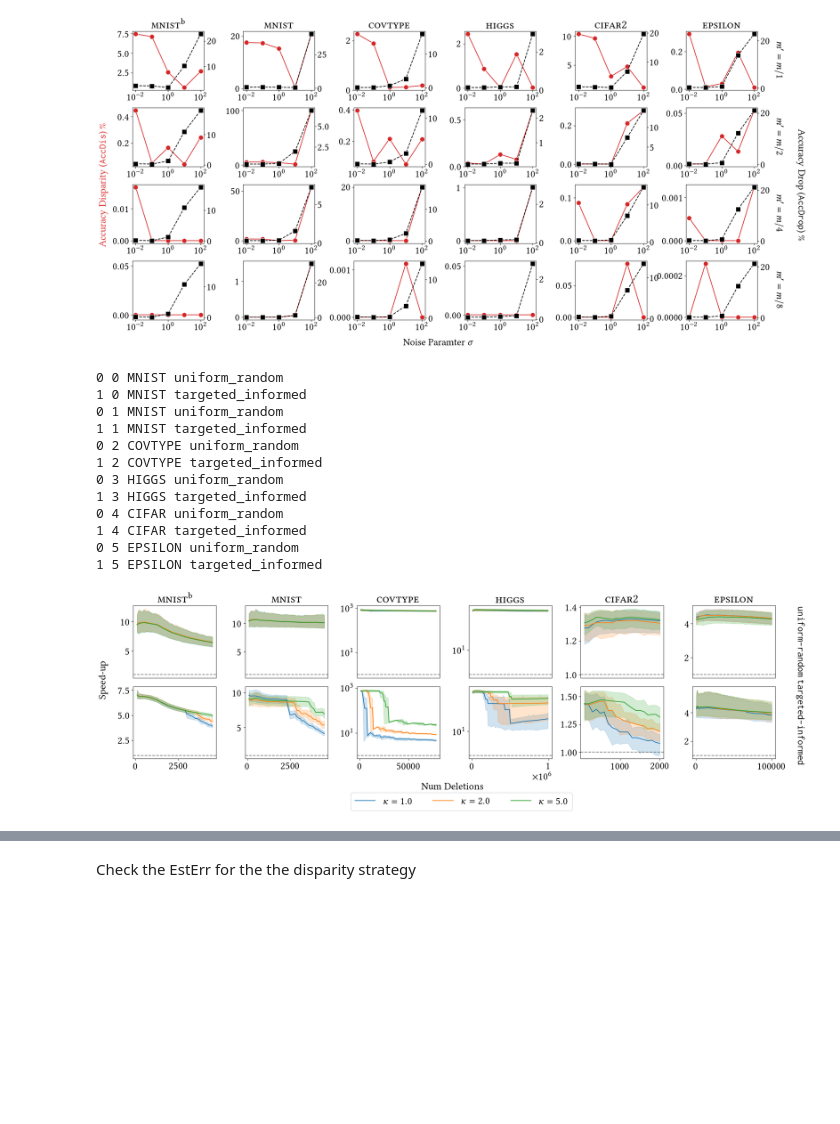
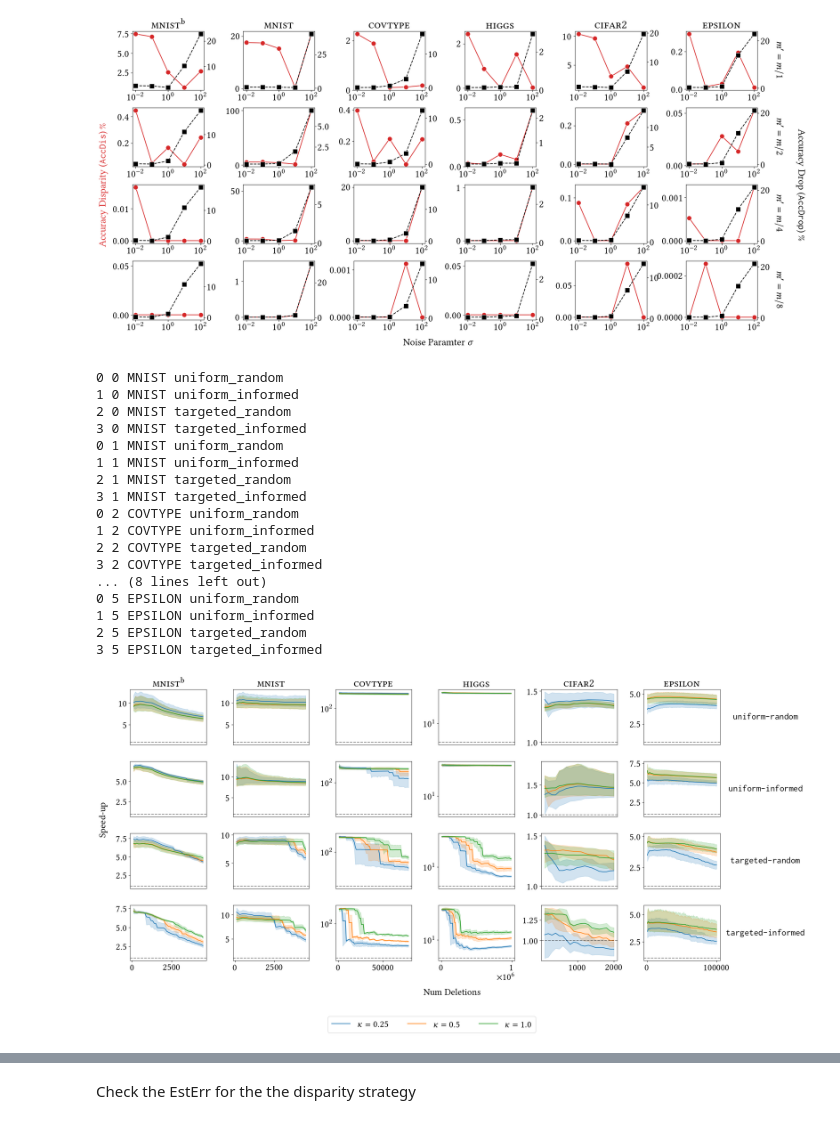
Before and after one commit to testc2/unlearning-experiments, a Jupyter notebook: code/plotting/Final Plots.ipynb, the cells around one changed output, grey strips where cells are left out. Drawn from its saved outputs; the diff is of its cells as text; code cells hidden in the pictures; blank space fills up the shorter version.

```diff
--- a/code/plotting/Final Plots.ipynb
+++ b/code/plotting/Final Plots.ipynb
@@ -176,23 +176,28 @@ plot_unlearning_appendix(results_dir,method="gol",remove_ratio_idx=2,save_fig=sa
 # %%
 scale = {k:v*3 for k,v in get_default(inc=1).items()}
 new_rc_params.update(scale)
 mpl.rcParams.update(new_rc_params)
 
-plot_speedup(results_dir,strategy="gol_dis_v1",save_fig=save,latex=True,fig_width_pt=fig_width_pt,scale=3,noise_level=1)
+plot_speedup(results_dir,strategy="gol_test",save_fig=save,latex=True,fig_width_pt=fig_width_pt,scale=3,noise_level=1)
 # %% [output]
 0 0 MNIST uniform_random
-1 0 MNIST targeted_informed
+1 0 MNIST uniform_informed
+2 0 MNIST targeted_random
+3 0 MNIST targeted_informed
 0 1 MNIST uniform_random
-1 1 MNIST targeted_informed
+1 1 MNIST uniform_informed
+2 1 MNIST targeted_random
+3 1 MNIST targeted_informed
 0 2 COVTYPE uniform_random
-1 2 COVTYPE targeted_informed
-0 3 HIGGS uniform_random
-1 3 HIGGS targeted_informed
-0 4 CIFAR uniform_random
-1 4 CIFAR targeted_informed
+1 2 COVTYPE uniform_informed
+2 2 COVTYPE targeted_random
+3 2 COVTYPE targeted_informed
+... (8 lines left out)
 0 5 EPSILON uniform_random
-1 5 EPSILON targeted_informed
+1 5 EPSILON uniform_informed
+2 5 EPSILON targeted_random
+3 5 EPSILON targeted_informed
-[figure, old version]
+[figure, new version]
 # %%
 print_combined_error_metrics(results_dir,strategy="gol_test",metric="error_acc_err_rel_per",noise_level=1)
 # %% [output]
```
Also changed, not shown: 2 other files.
